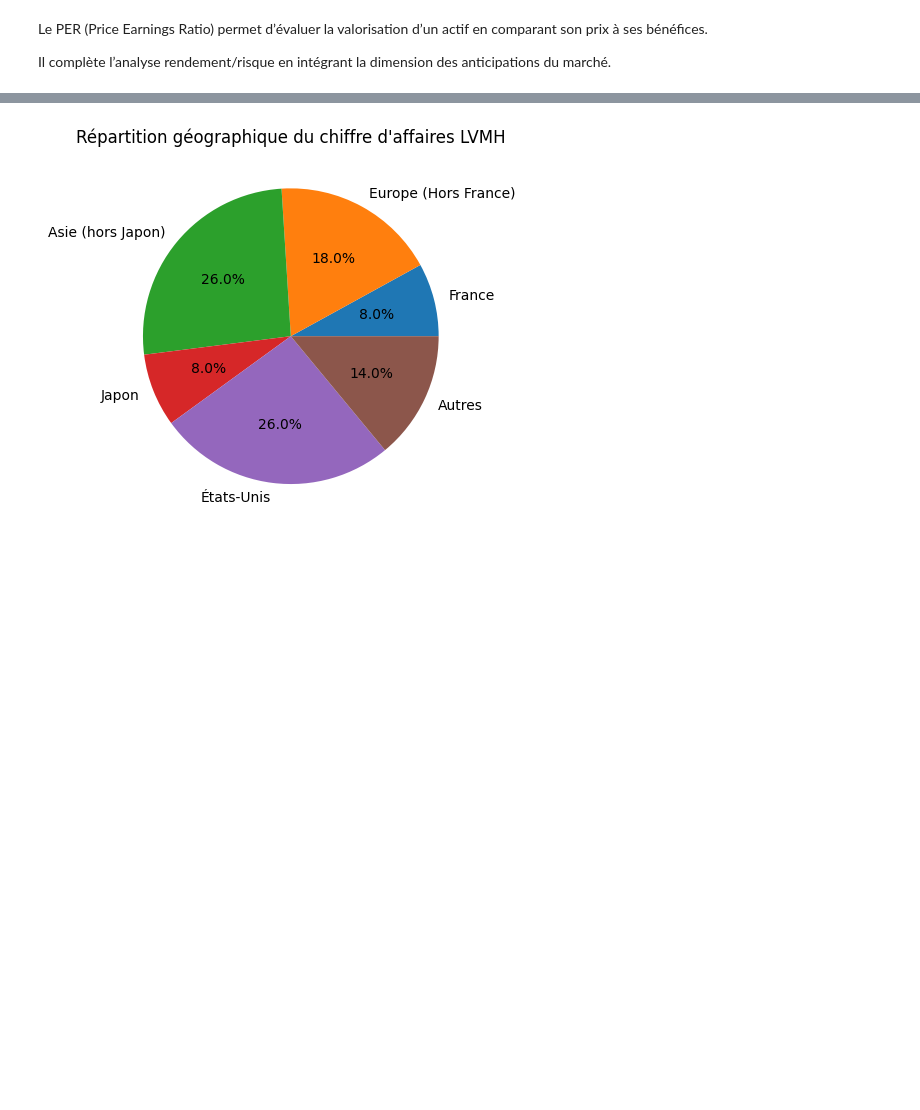
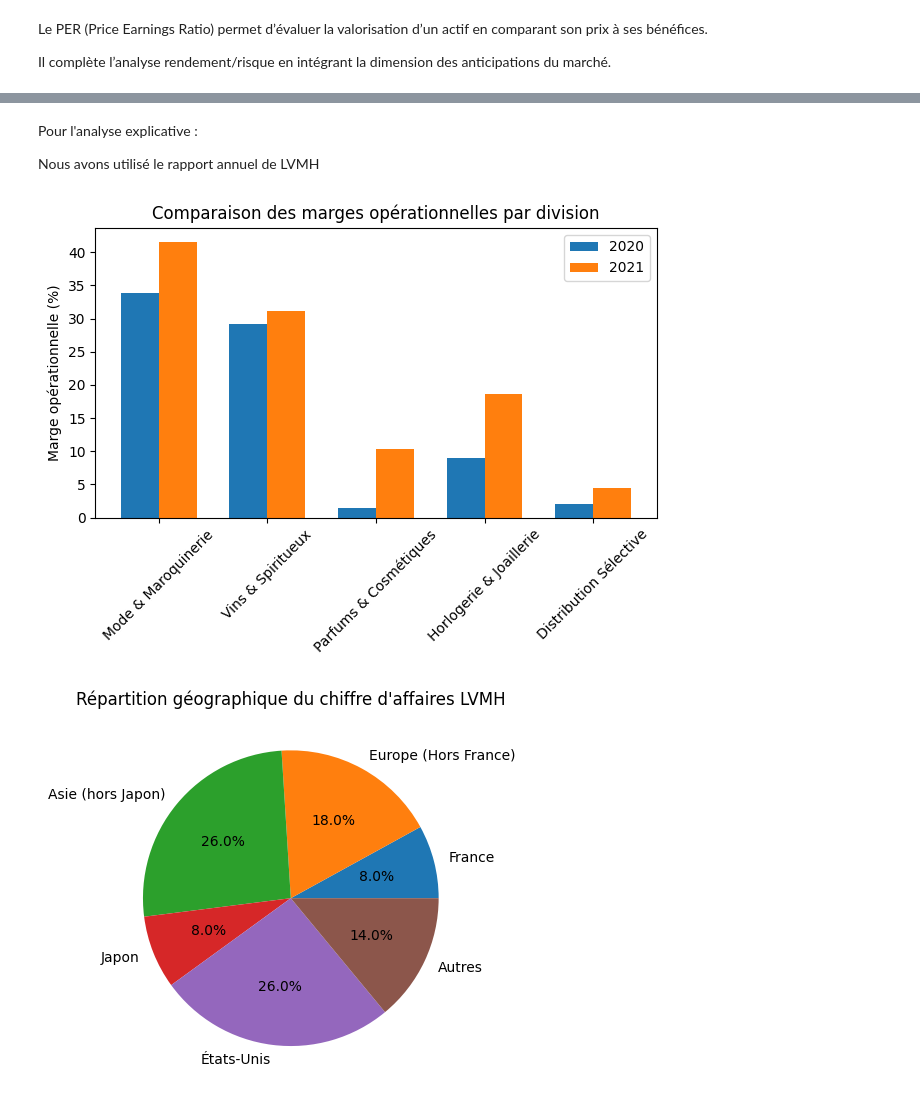
Before and after one commit to melynazrd/IAE_METZ_2026_DATA_AUDIT, a Jupyter notebook: SCRIPTS/analyse_lvmh.ipynb, the cells around one changed output, grey strips where cells are left out. Cells and saved outputs as stored; diff of their text form; code cells hidden in the pictures; blank space fills up the shorter version.

Commit message:
ajout des marges opérationnels

```diff
--- a/SCRIPTS/analyse_lvmh.ipynb
+++ b/SCRIPTS/analyse_lvmh.ipynb
@@ -439,3 +439,41 @@ per_df
+# %% [markdown]
+Pour l'analyse explicative :
+
+Nous avons utilisé le rapport annuel de LVMH
+# %%
+
+
+# Divisions du groupe
+divisions = [
+    "Mode & Maroquinerie",
+    "Vins & Spiritueux",
+    "Parfums & Cosmétiques",
+    "Horlogerie & Joaillerie",
+    "Distribution Sélective"
+]
+
+# Marges opérationnelles (%) - Données Rapport financier LVMH
+marges_2020 = [33.9, 29.2, 1.5, 9, 2]   # Exemple fictif
+marges_2021 = [41.6, 31.2, 10.4, 18.7, 4.5]  # Exemple fictif
+
+# Position des barres
+x = np.arange(len(divisions))
+largeur = 0.35
+
+plt.figure()
+
+plt.bar(x - largeur/2, marges_2020, largeur, label="2020")
+plt.bar(x + largeur/2, marges_2021, largeur, label="2021")
+
+plt.xticks(x, divisions, rotation=45)
+plt.ylabel("Marge opérationnelle (%)")
+plt.title("Comparaison des marges opérationnelles par division")
+plt.legend()
+
+plt.tight_layout()
+plt.show()
+# %% [output]
+[figure, added]
 # %%
 
 # Répartition géographique du chiffre d'affaires LVMH
```
Also changed, not shown: parts of 7 cells of this notebook.
